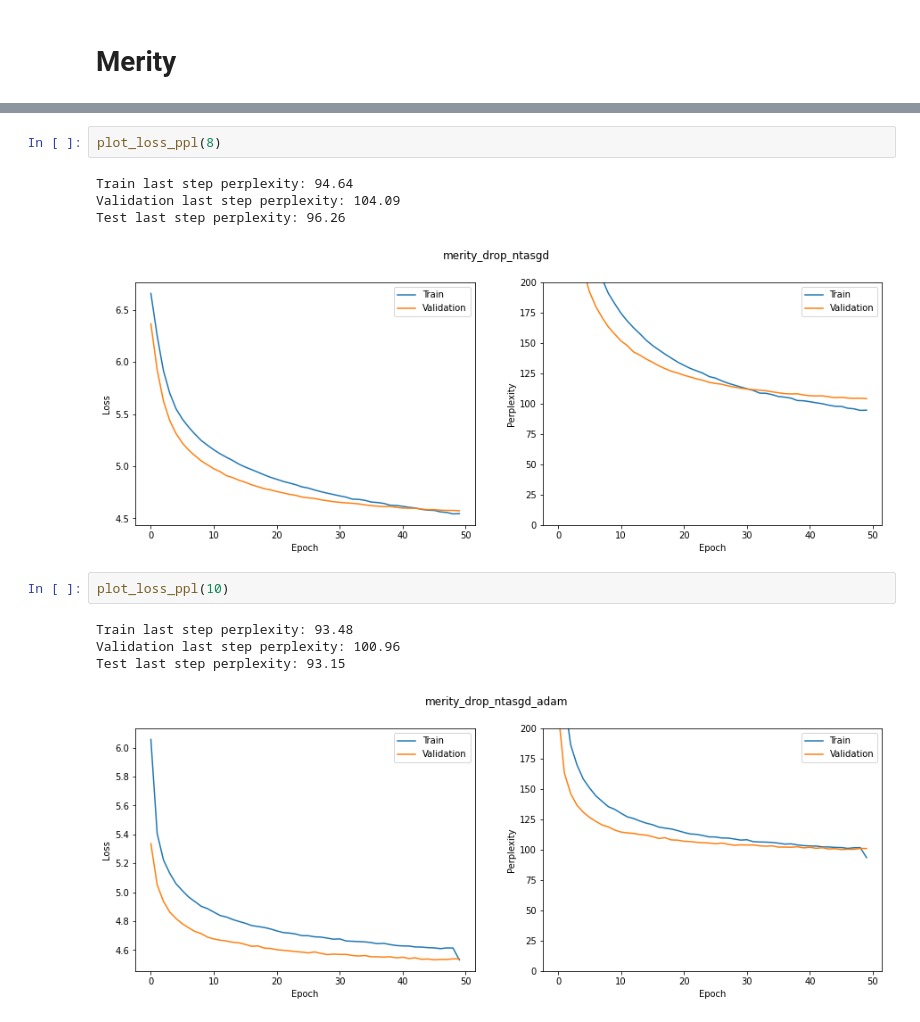
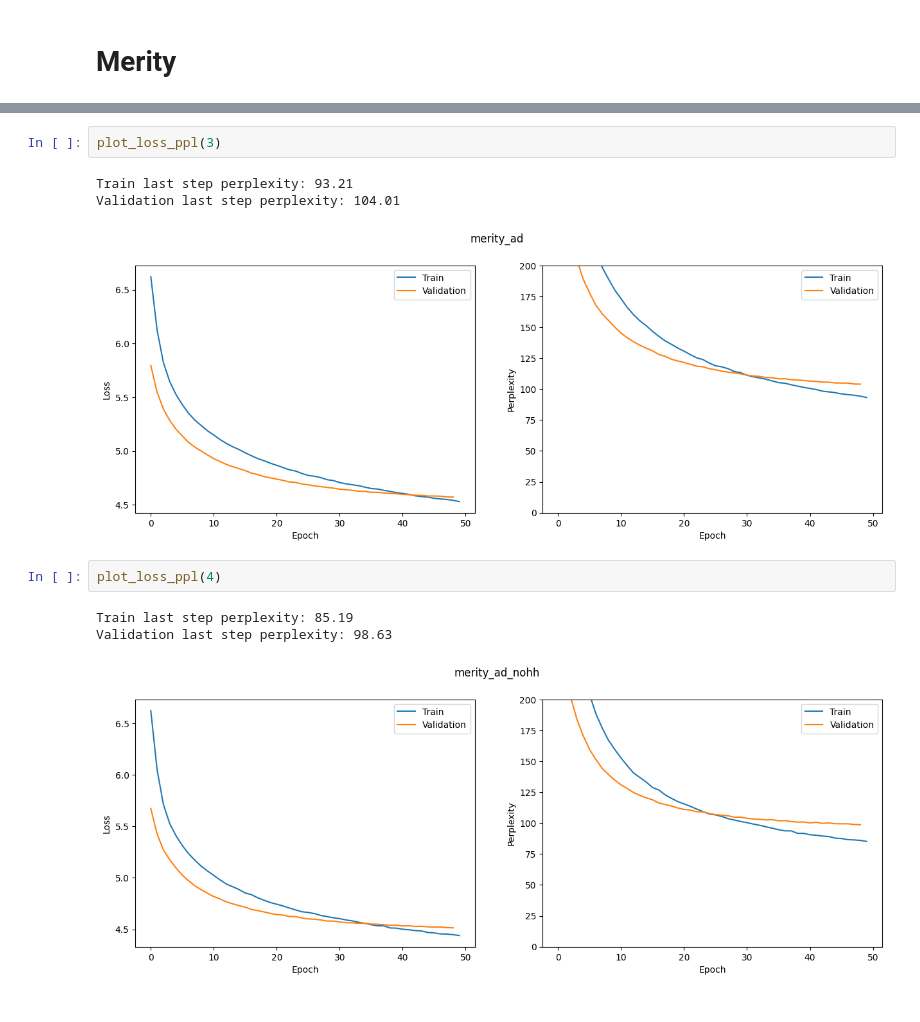
Before and after one commit to filippodaniotti/NLU-UniTN-2022, a Jupyter notebook: project/notebooks/training_logs.ipynb, the cells around one changed output, grey strips where cells are left out. Cells and saved outputs as stored; diff of their text form.

```diff
--- a/project/notebooks/training_logs.ipynb
+++ b/project/notebooks/training_logs.ipynb
@@ -169,17 +132,15 @@ Test last step perplexity: 96.67
 # %%
-plot_loss_ppl(8)
+plot_loss_ppl(3)
 # %% [output]
-Train last step perplexity: 94.64
-Validation last step perplexity: 104.09
-Test last step perplexity: 96.26
+Train last step perplexity: 93.21
+Validation last step perplexity: 104.01
-[figure, old version]
+[figure, new version]
 # %%
-plot_loss_ppl(10)
+plot_loss_ppl(4)
 # %% [output]
-Train last step perplexity: 93.48
-Validation last step perplexity: 100.96
-Test last step perplexity: 93.15
+Train last step perplexity: 85.19
+Validation last step perplexity: 98.63
-[figure, old version]
+[figure, new version]
 # %%
 plot_loss_ppl(9)
 # %% [output]
```
Also changed, not shown: parts of 20 cells of this notebook, 10 other files.
